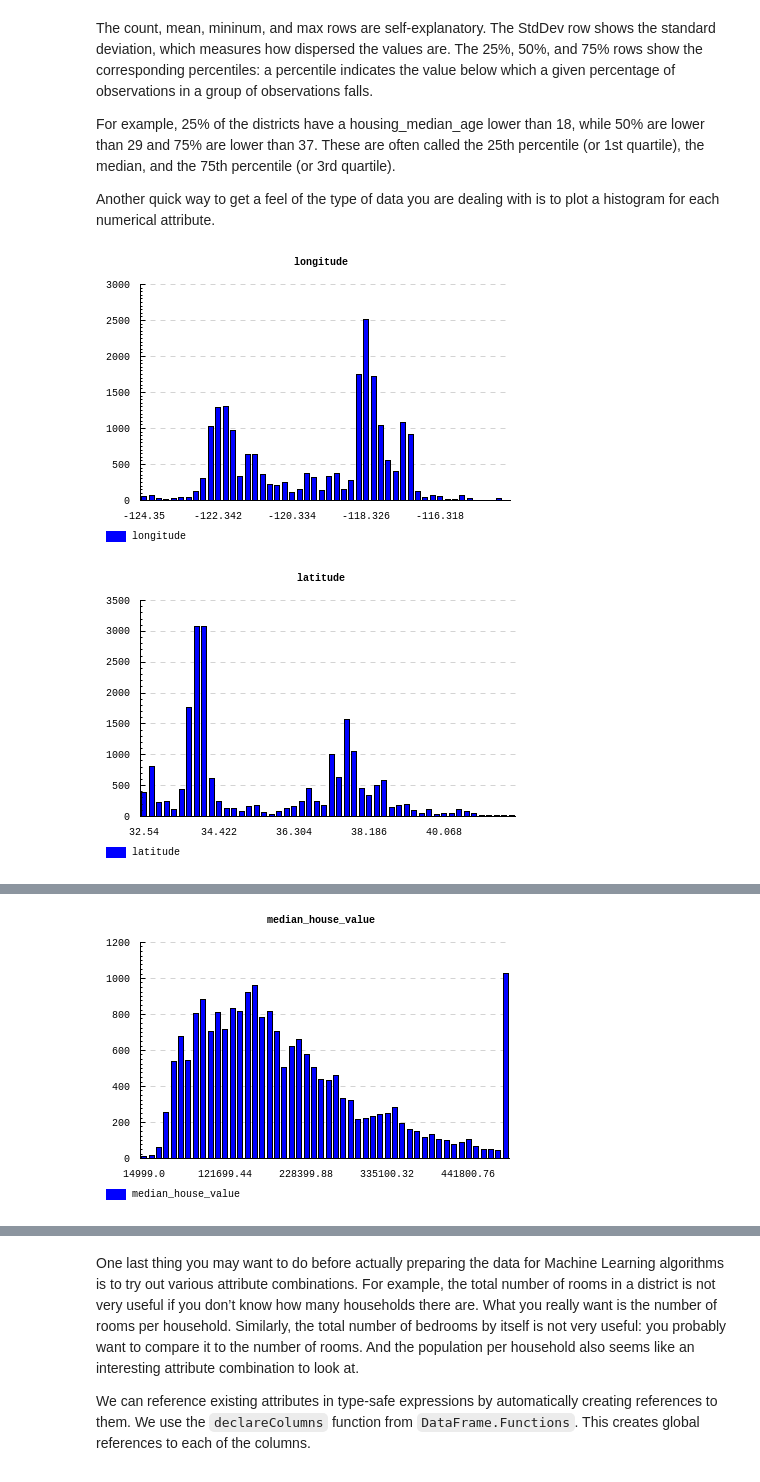
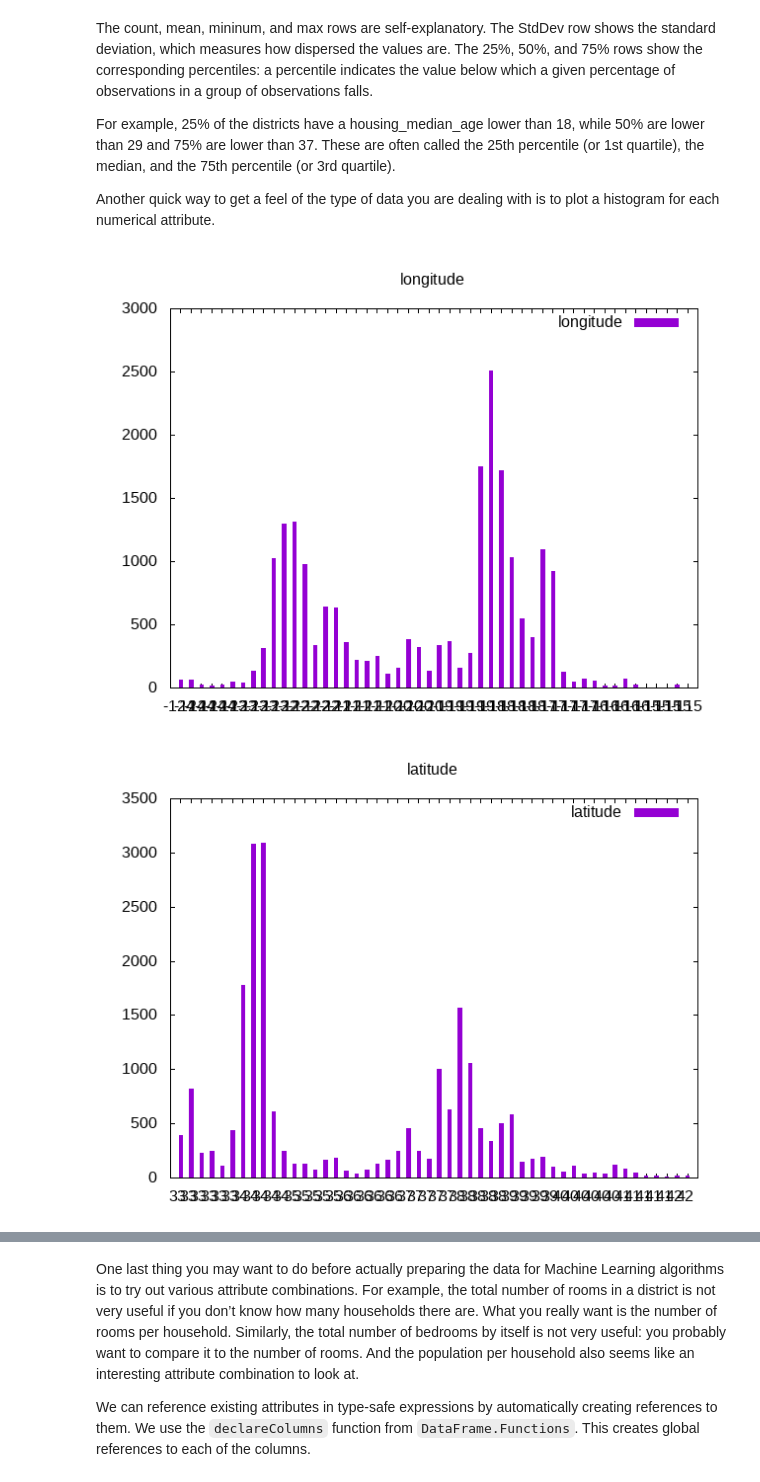
Before and after one commit to mchav/dataframe, a Jupyter notebook: docs/California Housing.ipynb, the cells around one changed output, grey strips where cells are left out. Drawn from its saved outputs; the diff is of its cells as text; code cells hidden in the pictures.

```diff
--- a/docs/California Housing.ipynb
+++ b/docs/California Housing.ipynb
@@ -108,5 +122,5 @@ plotDf columnName numBins d = toRenderable $do
 # %%
-fmap (\name -> plotDf name 50 df) (D.columnNames df)
+fmap (\name -> plotHistogram name 50 df) (D.columnNames df)
 # %% [output]
-[figure, old version]
+[figure, new version]
-[figure, old version]
+[figure, new version]
@@ -119 +133,0 @@ fmap (\name -> plotDf name 50 df) (D.columnNames df)
-[figure, removed]
```
Also changed, not shown: parts of 6 cells of this notebook.
